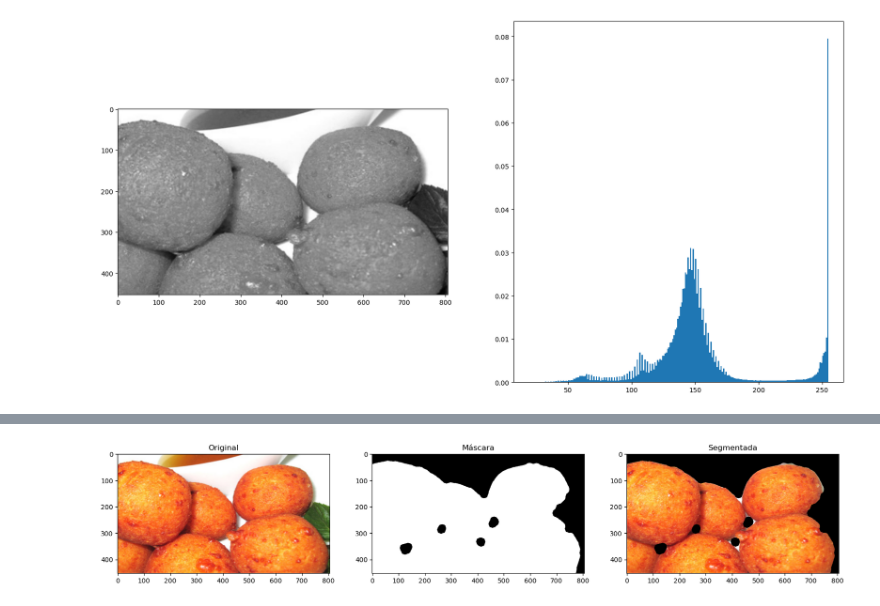
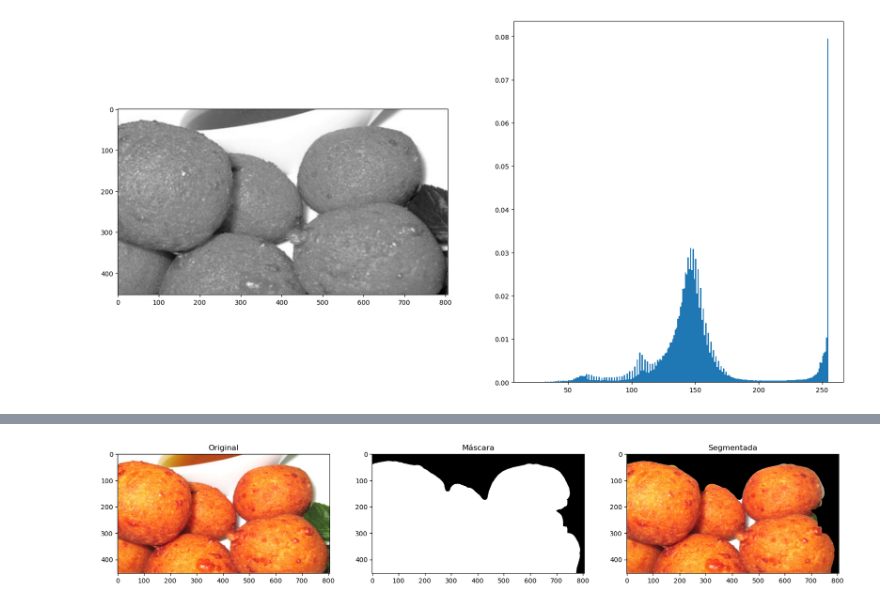
Before and after one commit to MillerQuintero2001/ImageProcessing, a Jupyter notebook: ArtificialVision/Semana_7/Taller_Clase.ipynb, the cells around one changed output, grey strips where cells are left out. Cells and saved outputs as stored; diff of their text form; code cells hidden in the pictures.

```diff
--- a/ArtificialVision/Semana_7/Taller_Clase.ipynb
+++ b/ArtificialVision/Semana_7/Taller_Clase.ipynb
@@ -141,3 +141,33 @@ ax1.imshow(img_L, cmap='gray')
 ax2.hist(img_L.ravel(), bins = (np.max(img_L) - np.min(img_L)), density='true');
 # %% [output]
 [figure]
+# %%
+# Aplicamos un filtro de mediana para suavizar un poco los cambios abruptos, esto me dió mejores resultados
+img_p = cv2.medianBlur(img_L, 3)
+
+# Vamos a aplicar una umbralización, primero una de límite superior, y luego otra de inferior
+_, thr = cv2.threshold(img_p, 192, 255, cv2.THRESH_BINARY_INV)
+_, thr2 = cv2.threshold(img_p, 100, 255, cv2.THRESH_BINARY)
+# Juntamos las unbralizaciones
+img_pre = cv2.bitwise_and(thr,thr2)
+
+# Se realizan ahora operaicones morfológicos de apertura con un disco para remover uniones no deseadas
+s_elem1 = morph.disk(27)
+pre_mask = morph.binary_opening(img_pre, s_elem1)
+# Con la uniones removidas, ahora si podemos usar remove small objects
+pre_mask = morph.remove_small_objects(pre_mask, 50000)
+
+# Ahora un cierre para ayudar a las uniones que se quedaron degradadas
+s_elem2 = morph.disk(5)
+pre_mask =  cv2.morphologyEx(pre_mask.astype(np.uint8), cv2.MORPH_CLOSE, s_elem2, iterations=2).astype(np.uint8)
+# Y rellenamos los pequeños agujeros
+mask = morph.remove_small_holes(pre_mask, area_threshold=10000).astype(np.uint8)
+# %%
+# Tomamos una pequeña sección de la maścara para pulir los bordes
+slice_mask = mask[175:300,650:780]
+s_elem3 = morph.ellipse(2,11)
+slice_maskr = cv2.morphologyEx(slice_mask.astype(np.uint8), cv2.MORPH_DILATE, s_elem3, iterations=2).astype(np.uint8)
+fig, axes = plt.subplots(1,2, figsize = (10,8))
+axes[0].imshow(slice_mask, cmap='gray')
+axes[1].imshow(slice_maskr, cmap='gray');
+mask[175:300,650:780] = slice_maskr
@@ -144,24 +176,12 @@ ax2.hist(img_L.ravel(), bins = (np.max(img_L) - np.min(img_L)), density='true');
 # %%
-# Vamos a aplicar una umbralización, primero una de límite superior, y luego otra de inferior
-_, thr = cv2.threshold(img_L, 192, 255, cv2.THRESH_BINARY_INV)
-_, thr2 = cv2.threshold(img_L, 100, 255, cv2.THRESH_BINARY)
-# Intersección de las 2 imágenes umbralizadas
-img_pre = cv2.bitwise_and(thr,thr2)
-# Limpiamos un poco de forma manual una zona
-img_pre[:50,160:500] = 0
-s_elem1 = morph.disk(16)
-S_elem2 = morph.disk(5)
-pre_mask = morph.binary_opening(img_pre, s_elem1)
-mask =  cv2.morphologyEx(pre_mask.astype(np.uint8), cv2.MORPH_CLOSE, S_elem2, iterations=3)
-
-# Aplicamos la máscara
+# Aplicamos la máscara y segmentamos
 final_img = cv2.bitwise_and(img_rgb, img_rgb, mask = mask)
 fig, (g1, g2, g3) = plt.subplots(1,3,figsize = (20,16))
 g1.imshow(img_rgb)
 g1.set_title('Original')
 g2.imshow(mask, cmap='gray')
 g2.set_title('Máscara')
 g3.imshow(final_img)
 g3.set_title('Segmentada');
 # %% [output]
-[figure, old version]
+[figure, new version]
```
Also changed, not shown: parts of 1 cell of this notebook, 4 other files.
